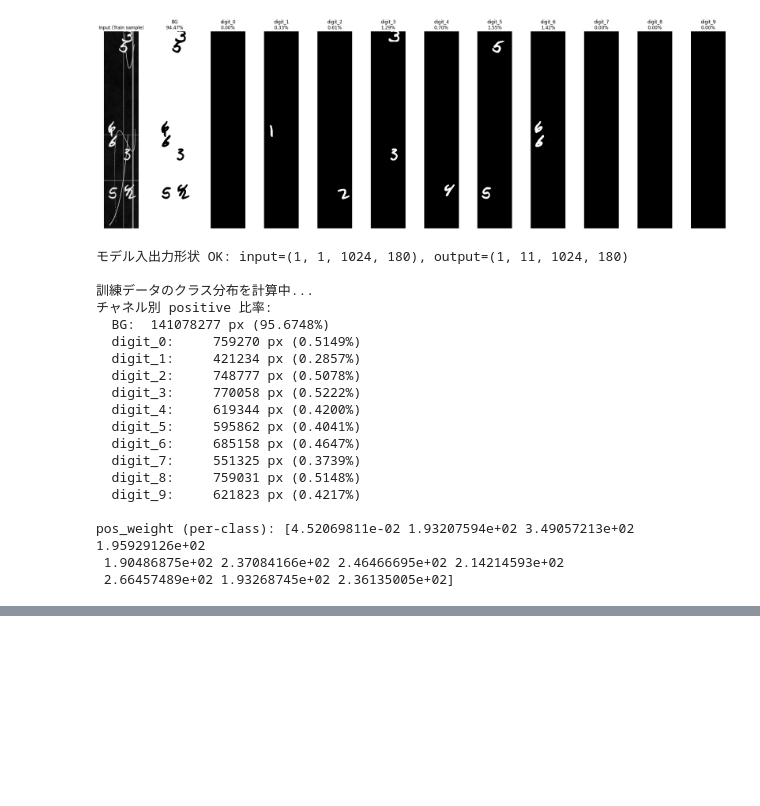
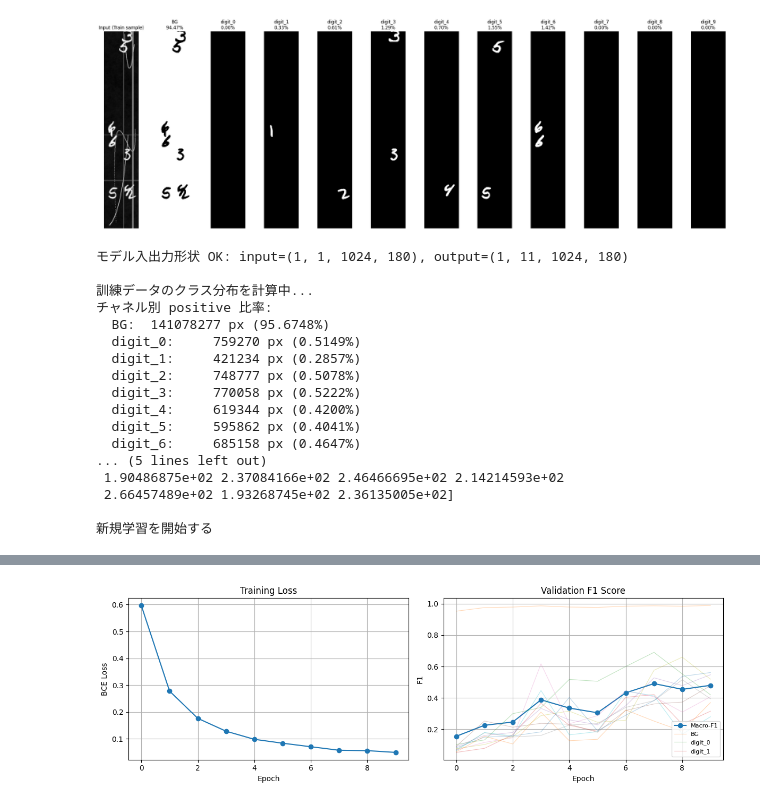
Before and after one commit to joyuri121/DeepLabV3_MyMNIST_segmentation, a Jupyter notebook: DeepLabV3_MNIST_segmentation.ipynb, the cells around one changed output, grey strips where cells are left out. Drawn from its saved outputs; the diff is of its cells as text; code cells hidden in the pictures; blank space fills up the shorter version.

Commit message:
epoch=10

```diff
--- a/DeepLabV3_MNIST_segmentation.ipynb
+++ b/DeepLabV3_MNIST_segmentation.ipynb
@@ -101,6 +101,11 @@ PRESENCE_THRESHOLD_PIXELS = 50
 # 学習で保存する PyTorch best モデルのパス
 BEST_MODEL_PATH = OUTPUTS_DIR / f'{date_str}_best_model.pth'
 
+# 学習再開用のチェックポイントパス (日付なし、毎エポック上書きする)。
+# このファイルが存在すれば Cell 9 は自動的に「前回の続きから」再開する。
+# 新規に学習し直したい場合は、このファイルを手動で削除してから Cell 9 を実行する。
+CHECKPOINT_PATH = OUTPUTS_DIR / 'last_checkpoint.pth'
+
 # ONNX モデルのパス。
 # 既存の .onnx を使って評価だけ実行したい場合は、ここを直接上書きしてから
 # Cell 13 以降を実行する。例:
@@ -456,13 +446,36 @@ print(f'\npos_weight (per-class): {pos_weight}')
 # 入出力 HxW が一致するため、interpolate は不要 (Cell 8 の assert で確認済み)。
 criterion = nn.BCEWithLogitsLoss(pos_weight=pos_weight_tensor)
 
+# ---------- 学習再開判定 ----------
+# CHECKPOINT_PATH が存在する場合は前回の続きから再開する。
+# 保存している全状態 (モデル重み、Adam の慣性、エポック番号、学習履歴) を復元することで、
+# 中断前と区別できない結果になることを目指す。
+if CHECKPOINT_PATH.exists():
+    print(f'\nチェックポイント発見、前回の続きから再開する: {CHECKPOINT_PATH}')
+    checkpoint = torch.load(CHECKPOINT_PATH, map_location=DEVICE)
+    model.load_state_dict(checkpoint['model_state_dict'])
+    optimizer.load_state_dict(checkpoint['optimizer_state_dict'])
+    # 'epoch' は「完了済みエポック番号 (0 始まり)」として保存している。
+    # 次に走らせるのは completed_epoch + 1 番目のエポックである。
+    start_epoch = checkpoint['epoch'] + 1
+    train_losses = checkpoint['train_losses']
+    val_macro_f1_scores = checkpoint['val_macro_f1_scores']
+    val_per_class_f1_history = checkpoint['val_per_class_f1_history']
+    best_val_macro_f1 = checkpoint['best_val_macro_f1']
+    print(f'  完了済みエポック数: {checkpoint["epoch"]+1}')
+    print(f'  次のエポック: {start_epoch+1} / {NUM_EPOCHS}')
+    if start_epoch >= NUM_EPOCHS:
+        print(f'  → 学習はすでに完了済みである。学習ループはスキップされる。')
+else:
+    print('\n新規学習を開始する')
+    start_epoch = 0
+    train_losses = []
+    val_macro_f1_scores = []
+    val_per_class_f1_history = []
+    best_val_macro_f1 = -1.0
+
 # ---------- 学習ループ ----------
-train_losses = []
-val_macro_f1_scores = []
-val_per_class_f1_history = []
-best_val_macro_f1 = -1.0
-
-for epoch in range(NUM_EPOCHS):
+for epoch in range(start_epoch, NUM_EPOCHS):
     # ---------- Training ----------
     model.train()
     epoch_loss_sum = 0.0
@@ -504,9 +517,22 @@ for epoch in range(NUM_EPOCHS):
     print(f'Epoch {epoch+1}: Loss={average_loss:.4f}, Val Macro-F1={macro_f1:.4f}')
     print(f'  Per-class F1: {[f"{f:.3f}" for f in per_class_f1]}')
 
+    # ベストモデル更新時のみ best_model.pth を保存する (推論用)
     if macro_f1 > best_val_macro_f1:
         best_val_macro_f1 = macro_f1
         torch.save(model.state_dict(), BEST_MODEL_PATH)
+
+    # 毎エポックの最後にチェックポイントを保存する (再開用)。
+    # 'epoch' は「完了したエポック番号」として保存する。
+    torch.save({
+        'epoch': epoch,
+        'model_state_dict': model.state_dict(),
+        'optimizer_state_dict': optimizer.state_dict(),
+        'train_losses': train_losses,
+        'val_macro_f1_scores': val_macro_f1_scores,
+        'val_per_class_f1_history': val_per_class_f1_history,
+        'best_val_macro_f1': best_val_macro_f1,
+    }, CHECKPOINT_PATH)
 
 # ---------- 学習曲線プロット (タイトル・凡例は英語のみ) ----------
 fig, axes = plt.subplots(1, 2, figsize=(12, 4))
@@ -542,10 +568,8 @@ plt.show()
   digit_4:     619344 px (0.4200%)
   digit_5:     595862 px (0.4041%)
   digit_6:     685158 px (0.4647%)
-  digit_7:     551325 px (0.3739%)
-  digit_8:     759031 px (0.5148%)
-  digit_9:     621823 px (0.4217%)
-
-pos_weight (per-class): [4.52069811e-02 1.93207594e+02 3.49057213e+02 1.95929126e+02
+... (5 lines left out)
  1.90486875e+02 2.37084166e+02 2.46466695e+02 2.14214593e+02
  2.66457489e+02 1.93268745e+02 2.36135005e+02]
+
+新規学習を開始する
@@ -562,3 +596,4 @@ Epoch 5: Loss=0.1038, Val Macro-F1=0.3239
+[figure, added]
 # %%
 # ==================== セグメンテーション評価 (test_loader, per-class F1) ====================
 # best モデルをロードする
```
Also changed, not shown: parts of 10 cells of this notebook, 1 other file.
